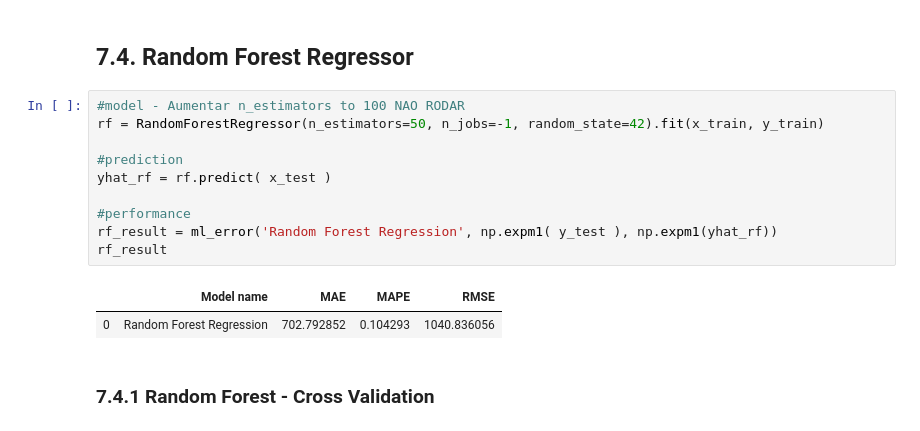
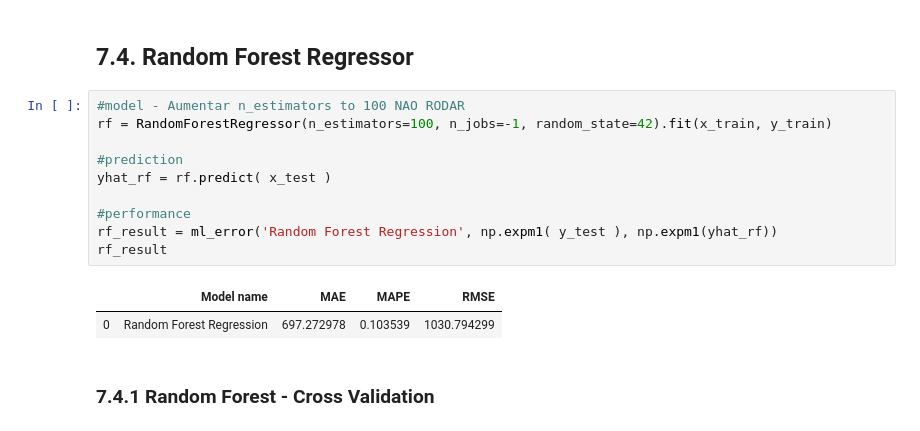
Before and after one commit to cidones/data-science-em-producao, a Jupyter notebook: M07_v01_store_sales_prediction.ipynb, the cells around one changed output. Cells and saved outputs as stored; diff of their text form.

```diff
--- a/M07_v01_store_sales_prediction.ipynb
+++ b/M07_v01_store_sales_prediction.ipynb
@@ -1219,17 +1210,17 @@ lrr_result_cv
 ## 7.4. Random Forest Regressor
 # %%
 #model - Aumentar n_estimators to 100 NAO RODAR
-rf = RandomForestRegressor(n_estimators=50, n_jobs=-1, random_state=42).fit(x_train, y_train)
+rf = RandomForestRegressor(n_estimators=100, n_jobs=-1, random_state=42).fit(x_train, y_train)
 
 #prediction
 yhat_rf = rf.predict( x_test )
 
 #performance
 rf_result = ml_error('Random Forest Regression', np.expm1( y_test ), np.expm1(yhat_rf))
 rf_result
 # %% [output]
 |  | Model name | MAE | MAPE | RMSE |
-| 0 | Random Forest Regression | 702.792852 | 0.104293 | 1040.836056 |
+| 0 | Random Forest Regression | 697.272978 | 0.103539 | 1030.794299 |
 # %% [markdown]
 ### 7.4.1 Random Forest - Cross Validation
 # %%
```
Also changed, not shown: parts of 25 cells of this notebook.
